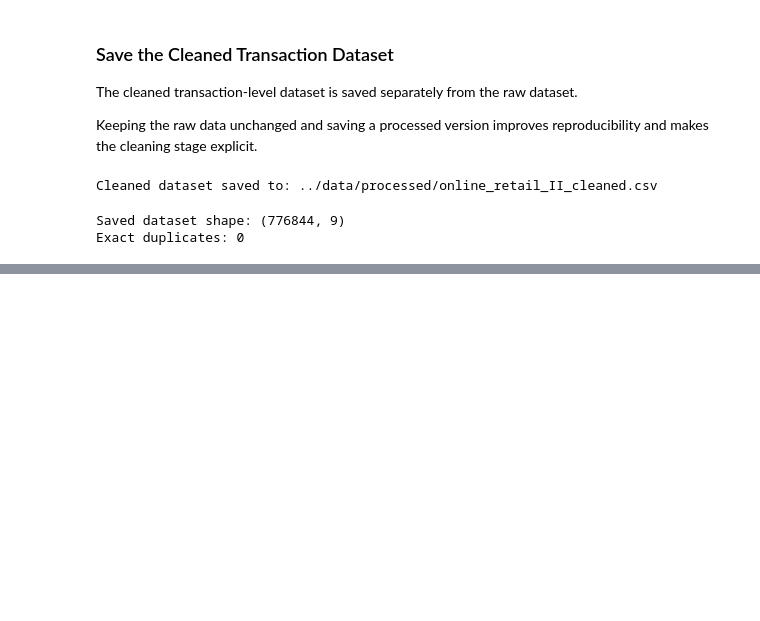
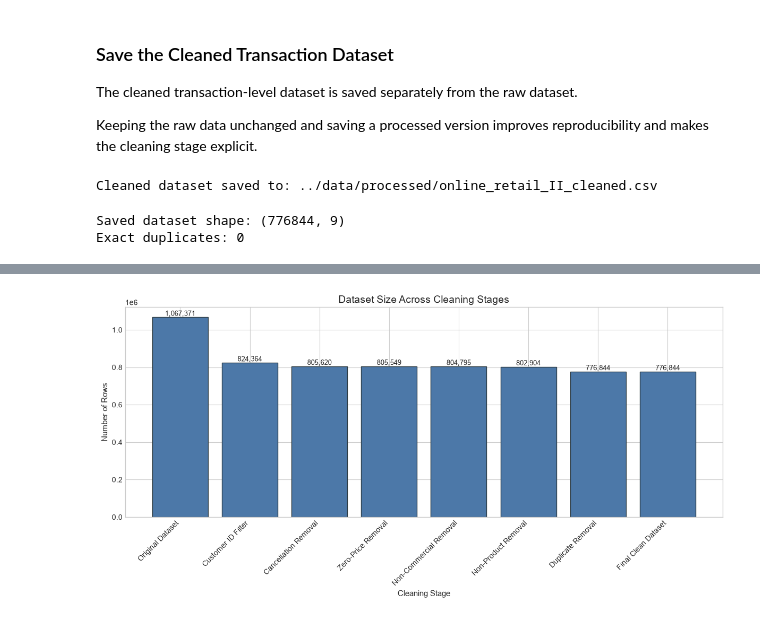
Before and after one commit to saraalwadia/customer-behavior-shift-detection, a Jupyter notebook: notebooks/02_data_cleaning.ipynb, the cells around one changed output, grey strips where cells are left out. Cells and saved outputs as stored; diff of their text form; code cells hidden in the pictures; blank space fills up the shorter version.

Commit message:
Add initial data cleaning visualizations

```diff
--- a/notebooks/02_data_cleaning.ipynb
+++ b/notebooks/02_data_cleaning.ipynb
@@ -674,0 +689,18 @@ Exact duplicates: 0
+# %%
+# Plot theme
+plt.style.use("seaborn-v0_8-whitegrid")
+
+# Color palette
+COLORS = {
+    "primary": "#4C78A8",
+    "secondary": "#72B7B2",
+    "accent": "#F2CF5B",
+    "dark": "#2F3E46",
+    "light": "#F4F6F7"
+}
+
+# General plotting settings
+plt.rcParams["figure.figsize"] = (10, 5)
+plt.rcParams["axes.titlesize"] = 14
+plt.rcParams["axes.labelsize"] = 11
+plt.rcParams["font.size"] = 10
@@ -674,0 +713,63 @@ Exact duplicates: 0
+# %%
+# Dataset size across cleaning stages
+
+cleaning_stages = [
+    "Original Dataset",
+    "Customer ID Filter",
+    "Cancellation Removal",
+    "Zero-Price Removal",
+    "Non-Commercial Removal",
+    "Non-Product Removal",
+    "Duplicate Removal",
+    "Final Clean Dataset"
+]
+
+row_counts = [
+    1067371,
+    824364,
+    805620,
+    805549,
+    804795,
+    802904,
+    776844,
+    776844
+]
+
+plt.figure(figsize=(12, 6))
+
+bars = plt.bar(
+    cleaning_stages,
+    row_counts,
+    color=COLORS["primary"],
+    edgecolor=COLORS["dark"]
+)
+
+plt.title("Dataset Size Across Cleaning Stages")
+plt.xlabel("Cleaning Stage")
+plt.ylabel("Number of Rows")
+
+plt.xticks(rotation=45, ha="right")
+
+# Add row counts above each bar
+for bar, count in zip(bars, row_counts):
+    plt.text(
+        bar.get_x() + bar.get_width() / 2,
+        bar.get_height(),
+        f"{count:,}",
+        ha="center",
+        va="bottom",
+        fontsize=9
+    )
+
+plt.tight_layout()
+
+plt.savefig(
+    plots_dir / "01_cleaning_dataset_size.png",
+    dpi=300,
+    bbox_inches="tight"
+)
+
+plt.show()
+plt.close()
+# %% [output]
+[figure, added]
```
Also changed, not shown: parts of 23 cells of this notebook, 6 other files.
